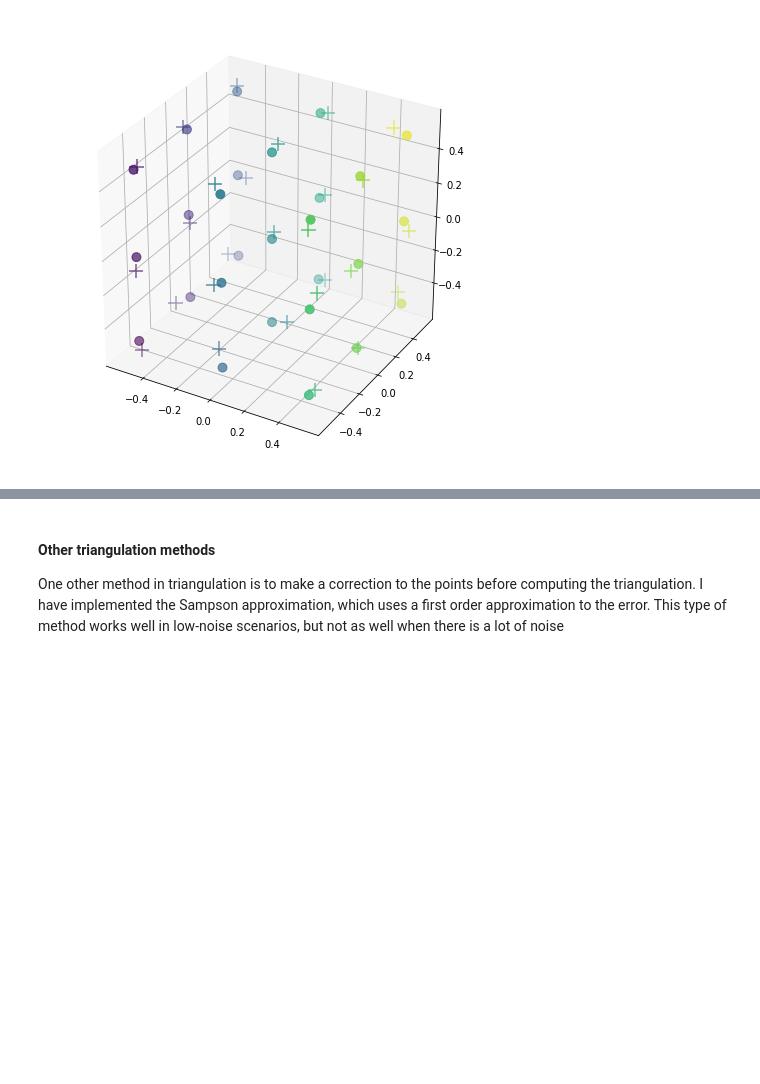
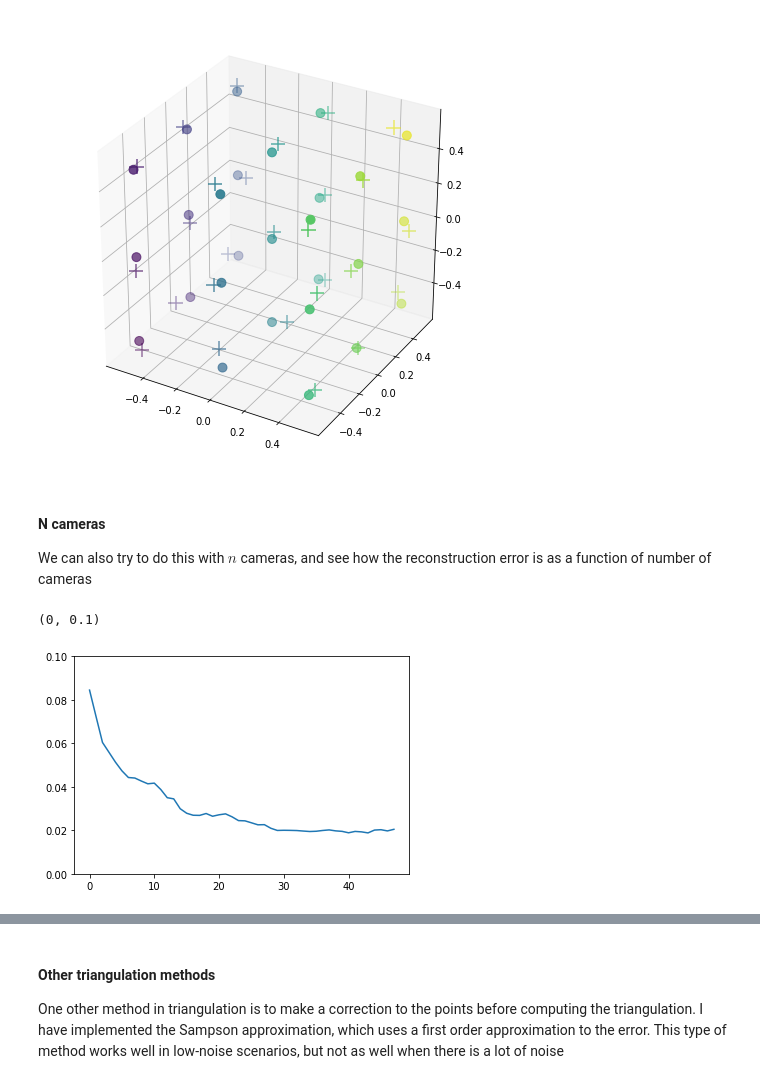
Before and after one commit to cnapun/EECS-531, a Jupyter notebook: A5/Exercise3.ipynb, the cells around one changed output, grey strips where cells are left out. Drawn from its saved outputs; the diff is of its cells as text; code cells hidden in the pictures; blank space fills up the shorter version.

```diff
--- a/A5/Exercise3.ipynb
+++ b/A5/Exercise3.ipynb
@@ -42,9 +42,13 @@ cam3 = {
     'width': 256,
     'height': 256,
 }
-def randcam():
+def randcam(r=5):
+    alpha = np.random.rand()*2*np.pi
+    beta = np.random.rand()*2*np.pi
+    pos = np.array([r * np.cos(beta) * np.cos(alpha) ,  r* np.cos(beta) * np.sin(alpha), r * np.sin(beta)])
+#     pos=np.random.gamma(7.5, 1, 3)
     return {
-        'position': np.random.gamma(7.5, 1, 3),
+        'position': pos,
         'target': np.array([0, 0, 0]),
         'up': np.array([0, 0, 1]),
         'focal_length': 0.0600,
@@ -185,3 +189,25 @@ print('Triangulation: RMSE=%.5f'%(np.sqrt((((rec-points)**2).sum(1)).mean(0))))
 # %% [output]
 Triangulation: RMSE=0.07791
 [figure]
+# %% [markdown]
+#### N cameras
+We can also try to do this with $n$ cameras, and see how the reconstruction error is as a function of number of cameras
+# %%
+def n_camera_error(n, sigma=5, seed=148192123):
+    np.random.seed(seed)
+    cams = [randcam() for _ in range(n)]
+    camera_matrices = list(map(camera_matrix, cams))
+    ps = [world_to_xy(c, points) + sigma * np.random.randn(len(points), 2) for c in cams]
+    rec = triangulate(*ps, cameras=camera_matrices)
+    return np.sqrt((((rec-points)**2).sum(1)).mean(0)), rec
+# %%
+errs = []
+for i in range(2, 50):
+    err, rec = n_camera_error(i)
+    errs.append(err)
+# %%
+plt.plot(errs)
+plt.ylim(0, 0.1)
+# %% [output]
+(0, 0.1)
+[figure, added]
```
Also changed, not shown: parts of 2 cells of this notebook, 2 other files.
